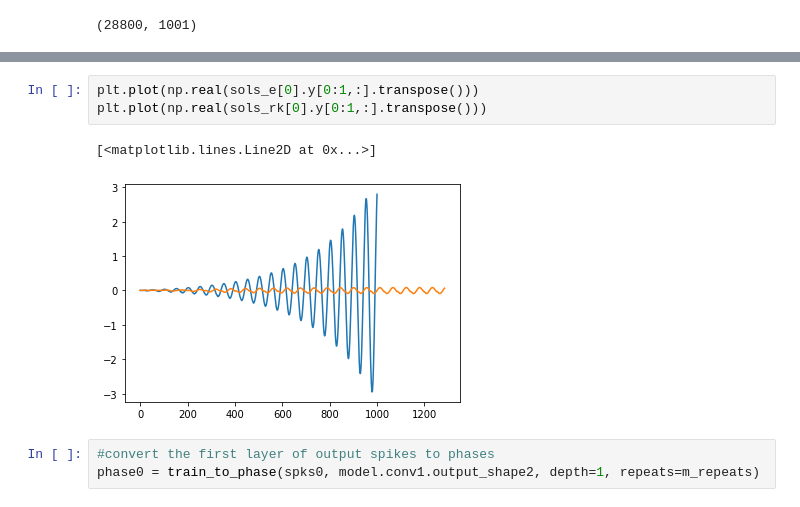
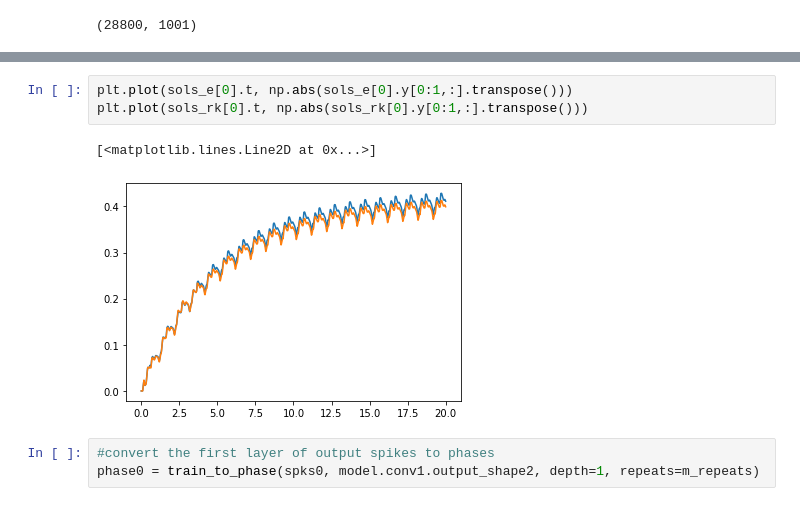
Before and after one commit to wilkieolin/phasor_networks, a Jupyter notebook: cifar detail.ipynb, the cells around one changed output, grey strips where cells are left out. Saved outputs shown, nothing was run; the diff lists cells and outputs as text.

```diff
--- a/cifar detail.ipynb
+++ b/cifar detail.ipynb
@@ -174,9 +146,9 @@ plt.plot(np.real(sols_rk[0].y[0:10,:].transpose()))
 # %%
-plt.plot(np.real(sols_e[0].y[0:1,:].transpose()))
-plt.plot(np.real(sols_rk[0].y[0:1,:].transpose()))
+plt.plot(sols_e[0].t, np.abs(sols_e[0].y[0:1,:].transpose()))
+plt.plot(sols_rk[0].t, np.abs(sols_rk[0].y[0:1,:].transpose()))
 # %% [output]
 [<matplotlib.lines.Line2D at 0x...>]
-[figure, old version]
+[figure, new version]
 # %%
 #convert the first layer of output spikes to phases
 phase0 = train_to_phase(spks0, model.conv1.output_shape2, depth=1, repeats=m_repeats)
```
Also changed, not shown: parts of 42 cells of this notebook, 4 other files.
